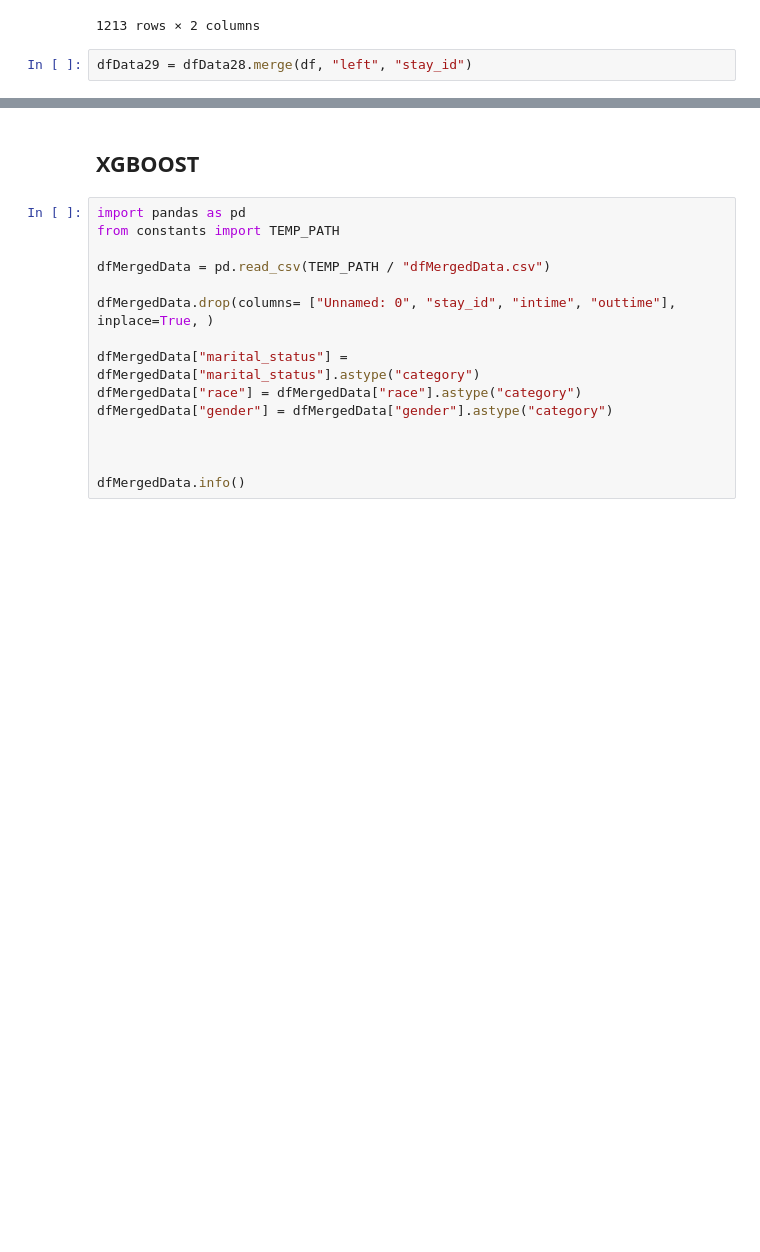
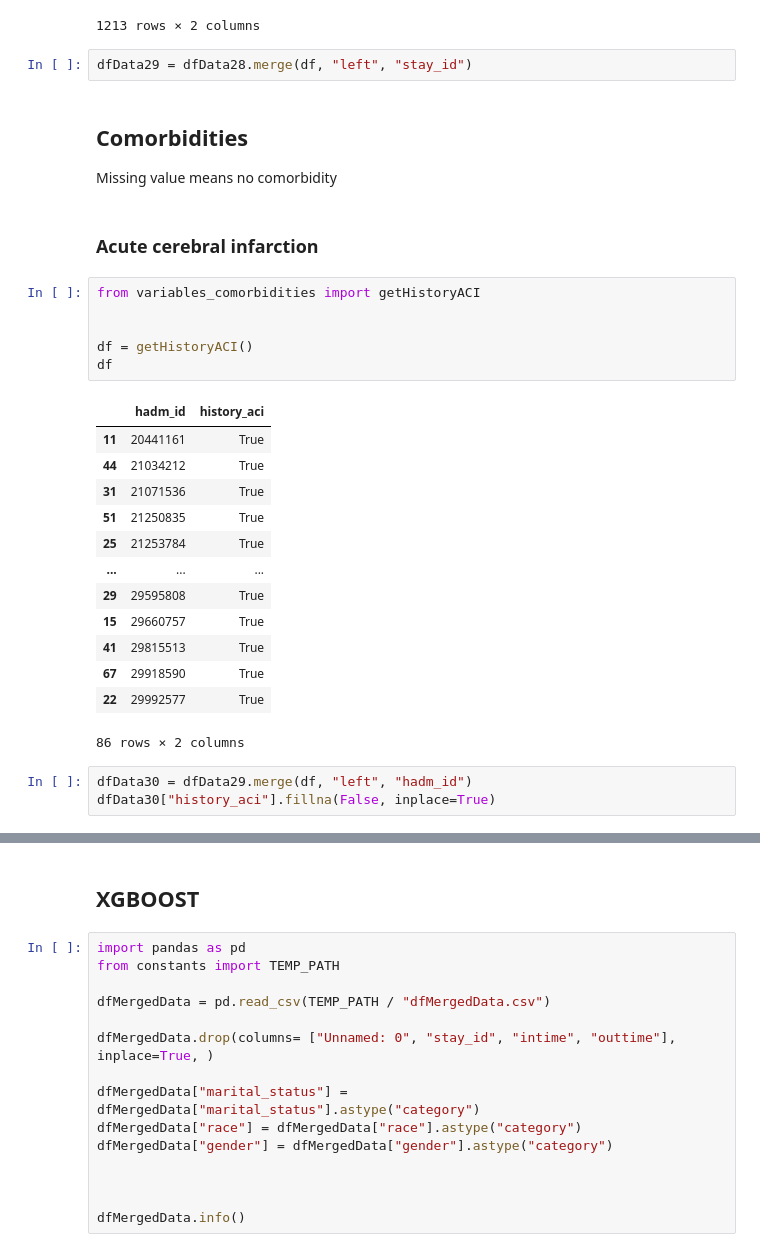
Before and after one commit to BuiHoangTu/hust.year2023.PredictingRiskDiabeticKetoacidosis-associatedKidneyInjury, a Jupyter notebook: learning.ipynb, the cells around one changed output, grey strips where cells are left out. Saved outputs shown, nothing was run; the diff lists cells and outputs as text; blank space fills up the shorter version.

Commit message:
add more data

```diff
--- a/learning.ipynb
+++ b/learning.ipynb
@@ -905,3 +905,31 @@ df
 1213 rows × 2 columns
 # %%
 dfData29 = dfData28.merge(df, "left", "stay_id")
+# %% [markdown]
+## Comorbidities
+Missing value means no comorbidity
+# %% [markdown]
+### Acute cerebral infarction
+# %%
+from variables_comorbidities import getHistoryACI
+
+
+df = getHistoryACI()
+df
+# %% [output]
+|  | hadm_id | history_aci |
+| 11 | 20441161 | True |
+| 44 | 21034212 | True |
+| 31 | 21071536 | True |
+| 51 | 21250835 | True |
+| 25 | 21253784 | True |
+| ... | ... | ... |
+| 29 | 29595808 | True |
+| 15 | 29660757 | True |
+| 41 | 29815513 | True |
+| 67 | 29918590 | True |
+| 22 | 29992577 | True |
+86 rows × 2 columns
+# %%
+dfData30 = dfData29.merge(df, "left", "hadm_id")
+dfData30["history_aci"].fillna(False, inplace=True)
```
Also changed, not shown: parts of 25 cells of this notebook.
